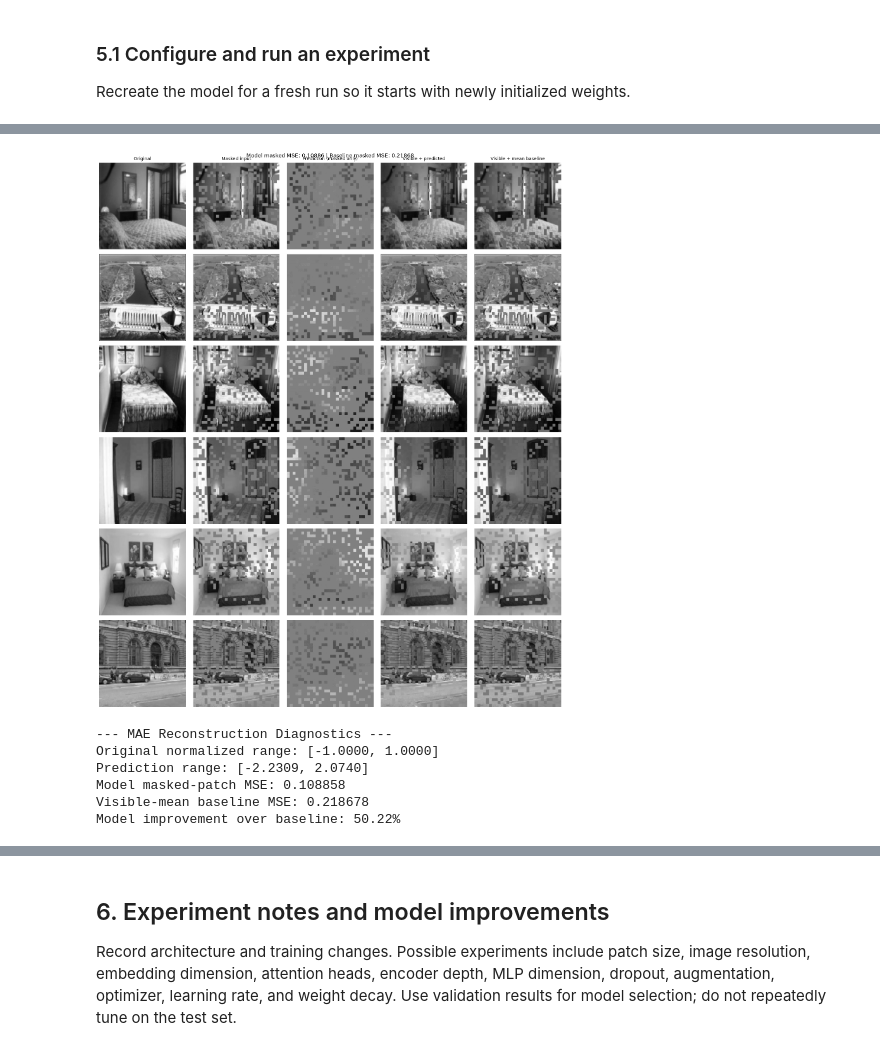
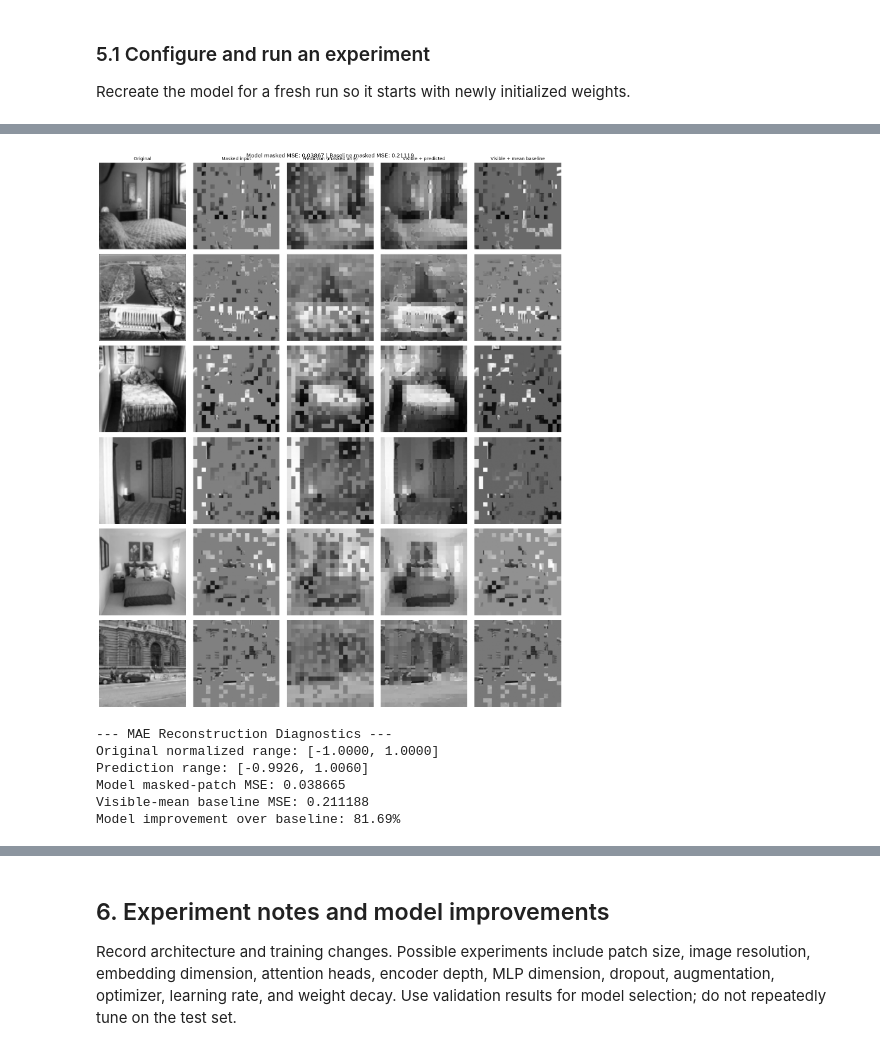
Before and after one commit to Oward2/Transformer, a Jupyter notebook: ITCS_6169_8169_ViT_Experimental_Template.ipynb, the cells around one changed output, grey strips where cells are left out. Drawn from its saved outputs; the diff is of its cells as text; code cells hidden in the pictures.

Commit message:
debug: MAE tuning, visualization demonstrates better resoloutoin of images | ie MAE is functioning better and learning deeper representations

```diff
--- a/ITCS_6169_8169_ViT_Experimental_Template.ipynb
+++ b/ITCS_6169_8169_ViT_Experimental_Template.ipynb
@@ -623,7 +623,7 @@ class VisionTransformer(nn.Module):
             dropout=dropout,
             activation="gelu",
             batch_first=True,
-            norm_first=False
+            norm_first=True
         )
 
         self.transformer = nn.TransformerEncoder(
@@ -725,20 +725,14 @@ Trainable parameters: 2113972
 
 The training loop tracks loss and accuracy on both training and validation data and restores the checkpoint with the best validation accuracy.
 # %%
-def mae_loss(images, predictions, mask):
-
+def mae_loss(images, predictions, mask, norm_pix=True):
     targets = patchify(images, PATCH_SIZE)
-
-    # Calculate squared error
-    loss = (predictions - targets) ** 2
-
-    # Average pixel error within each patch
-    loss = loss.mean(dim=-1)
-
-    # Only calculate loss on masked patches
-    loss = (loss * mask).sum() / mask.sum()
-
-    return loss
+    if norm_pix:
+        mean = targets.mean(dim=-1, keepdim=True)
+        var = targets.var(dim=-1, keepdim=True)
+        targets = (targets - mean) / (var + 1e-6).sqrt()
+    loss = ((predictions - targets) ** 2).mean(dim=-1)
+    return (loss * mask).sum() / mask.sum()
 
 def patchify(images, patch_size):
 
@@ -1137,7 +1131,7 @@ mae_model = MAE(
     decoder_layers=DECODER_NUM_LAYERS,
     decoder_mlp_dim=DECODER_MLP_DIM,
     dropout=DROPOUT,
-    mask_ratio=0.25
+    mask_ratio=0.75
 ).to(device)
 
 # -------------------------
@@ -1193,7 +1205,7 @@ def unpatchify(patches, patch_size, channels=1):
 
 @torch.no_grad()
 def visualize_mae_reconstructions(
-    mae_model, loader, n=6, norm_pix=False, seed=0,
+    mae_model, loader, n=6, norm_pix=True, seed=0,
     mean=0.5, std=0.5
 ):
     """
@@ -1331,41 +1343,41 @@ def visualize_mae_reconstructions(
 
     print(
         f"Prediction range: "
         f"[{preds.min().item():.4f}, "
         f"{preds.max().item():.4f}]"
     )
 
     print(
         f"Model masked-patch MSE: "
         f"{mse_model.mean().item():.6f}"
     )
 
     print(
         f"Visible-mean baseline MSE: "
         f"{mse_base.mean().item():.6f}"
     )
 
     print(
         f"Model improvement over baseline: "
         f"{(1 - mse_model.mean() / mse_base.mean().clamp_min(1e-8)).item() * 100:.2f}%"
     )
 
 
 # Usage
 visualize_mae_reconstructions(
     mae_model,
     val_loader,
     n=6,
-    norm_pix=False
+    norm_pix=True
 )
 # %% [output]
-[figure, old version]
+[figure, new version]
 --- MAE Reconstruction Diagnostics ---
 Original normalized range: [-1.0000, 1.0000]
-Prediction range: [-2.2309, 2.0740]
-Model masked-patch MSE: 0.108858
-Visible-mean baseline MSE: 0.218678
-Model improvement over baseline: 50.22%
+Prediction range: [-0.9926, 1.0060]
+Model masked-patch MSE: 0.038665
+Visible-mean baseline MSE: 0.211188
+Model improvement over baseline: 81.69%
 # %%
 # set_random_seed(SEED)
 # vit_rand = VisionTransformer(
```
Also changed, not shown: parts of 5 cells of this notebook, 2 other files.
